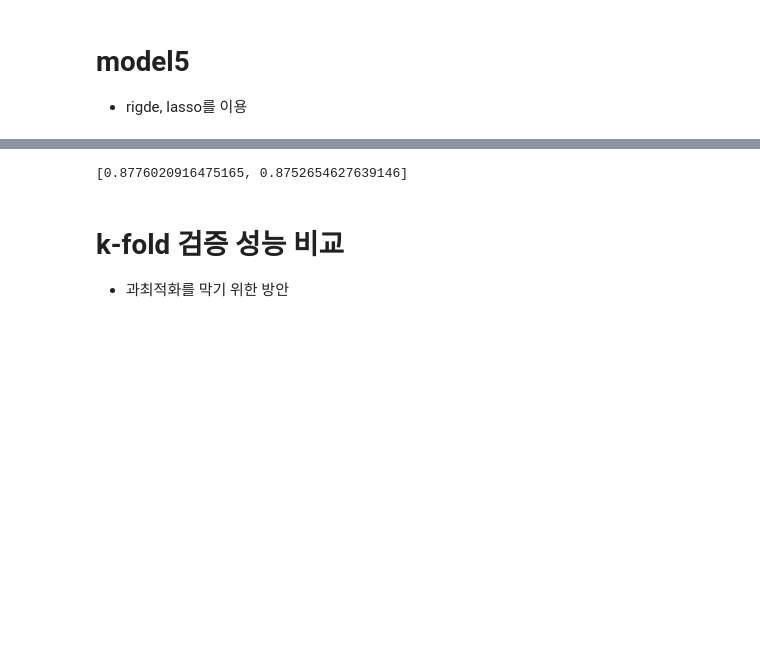
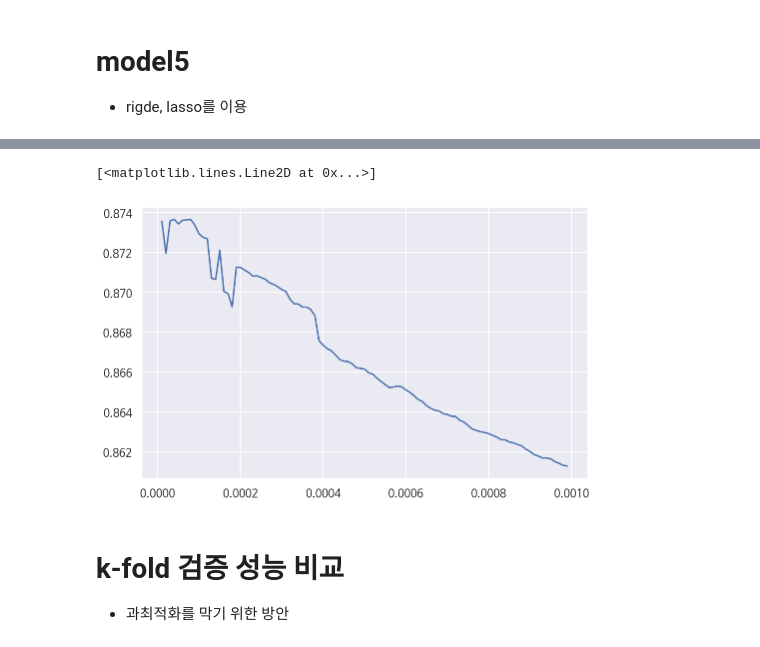
Before and after one commit to HowardHowonYu/Usedcar_regression_project, a Jupyter notebook: howard/중고차_가격분석_최종_발표용.ipynb, the cells around one changed output, grey strips where cells are left out. Saved outputs shown, nothing was run; the diff lists cells and outputs as text; code cells hidden in the pictures; blank space fills up the shorter version.

```diff
--- a/howard/중고차_가격분석_최종_발표용.ipynb
+++ b/howard/중고차_가격분석_최종_발표용.ipynb
@@ -1081,6 +1107,8 @@ bar_total = tqdm(np.arange(0.00001,0.001,0.00001))
 
 ridge_ls=[]
 for i in bar_total:
-    print(i)
     ridge_result = usedcar.regularized_method(model5_formula,cv=5, alpha=i, L1_wt=0)
-    ridge_ls.append(lasso_result)
+    ridge_ls.append({
+        "alpha" : i,
+        "result" : ridge_result
+    })
@@ -1090,6 +1127,8 @@ bar_total = tqdm(np.arange(0.00001,0.001,0.00001))
 
 elastic_net_ls=[]
 for i in bar_total:
-    print(i)
-    ridge_result = usedcar.regularized_method(model5_formula,cv=5, alpha=i, L1_wt=0.5)
-    elastic_net_ls.append(lasso_result)
+    elastic_net_result = usedcar.regularized_method(model5_formula,cv=5, alpha=i, L1_wt=0.5)
+    elastic_net_ls.append({
+        "alpha" : i,
+        "result" : elastic_net_result
+    })
@@ -1096,7 +1154,10 @@ for i in bar_total:
-# %%
-lasso_ls
-# %% [output]
-[0.8776020916475165, 0.8752654627639146]
+# %%
+elastic_net_df = pd.DataFrame(elastic_net_ls)
+elastic_net_df.to_csv('./elastic.csv')
+plt.plot(elastic_net_df['alpha'],elastic_net_df['result'])
+# %% [output]
+[<matplotlib.lines.Line2D at 0x...>]
+[figure, added]
 # %% [markdown]
 # k-fold 검증 성능 비교
 - 과최적화를 막기 위한 방안
```
Also changed, not shown: parts of 10 cells of this notebook, 1 other file.
